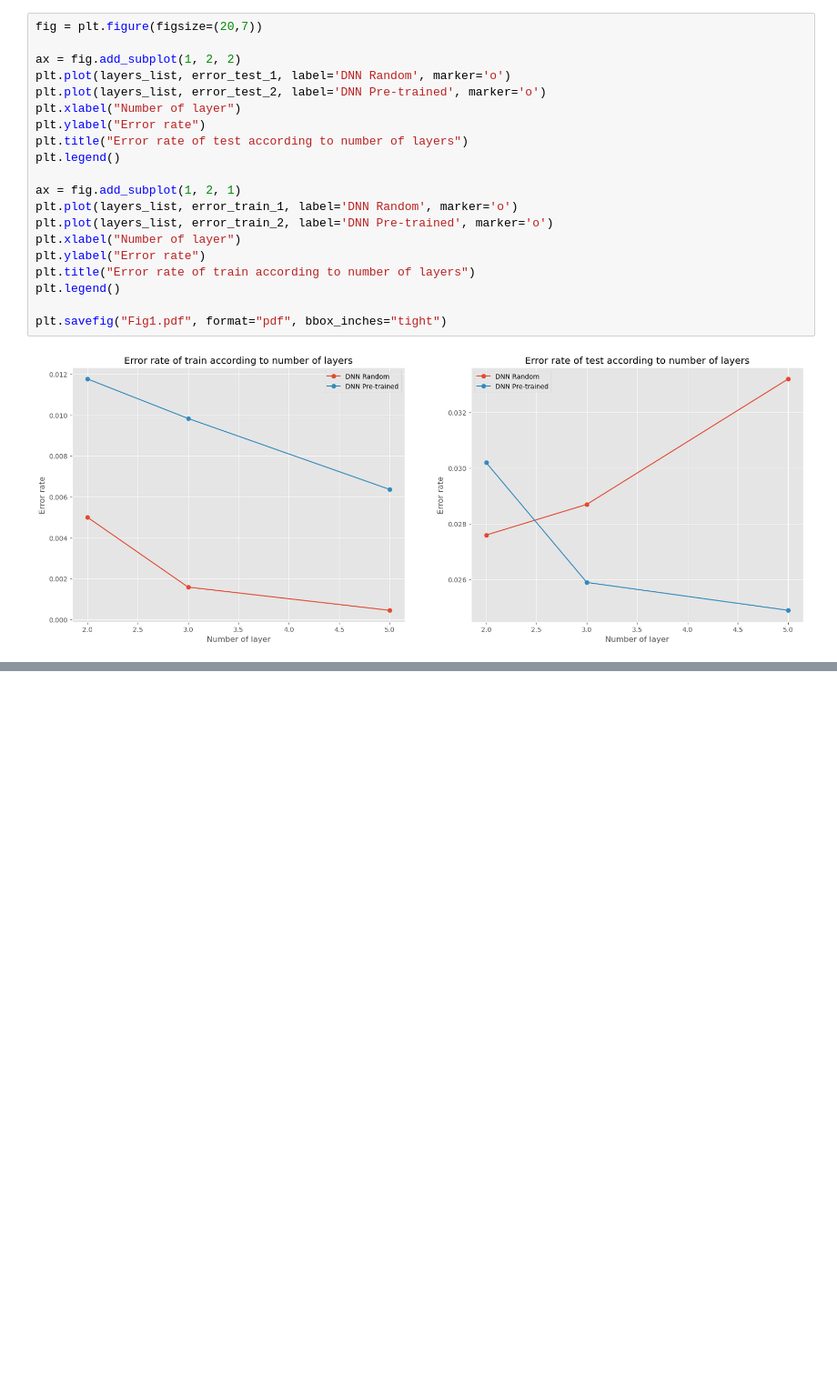
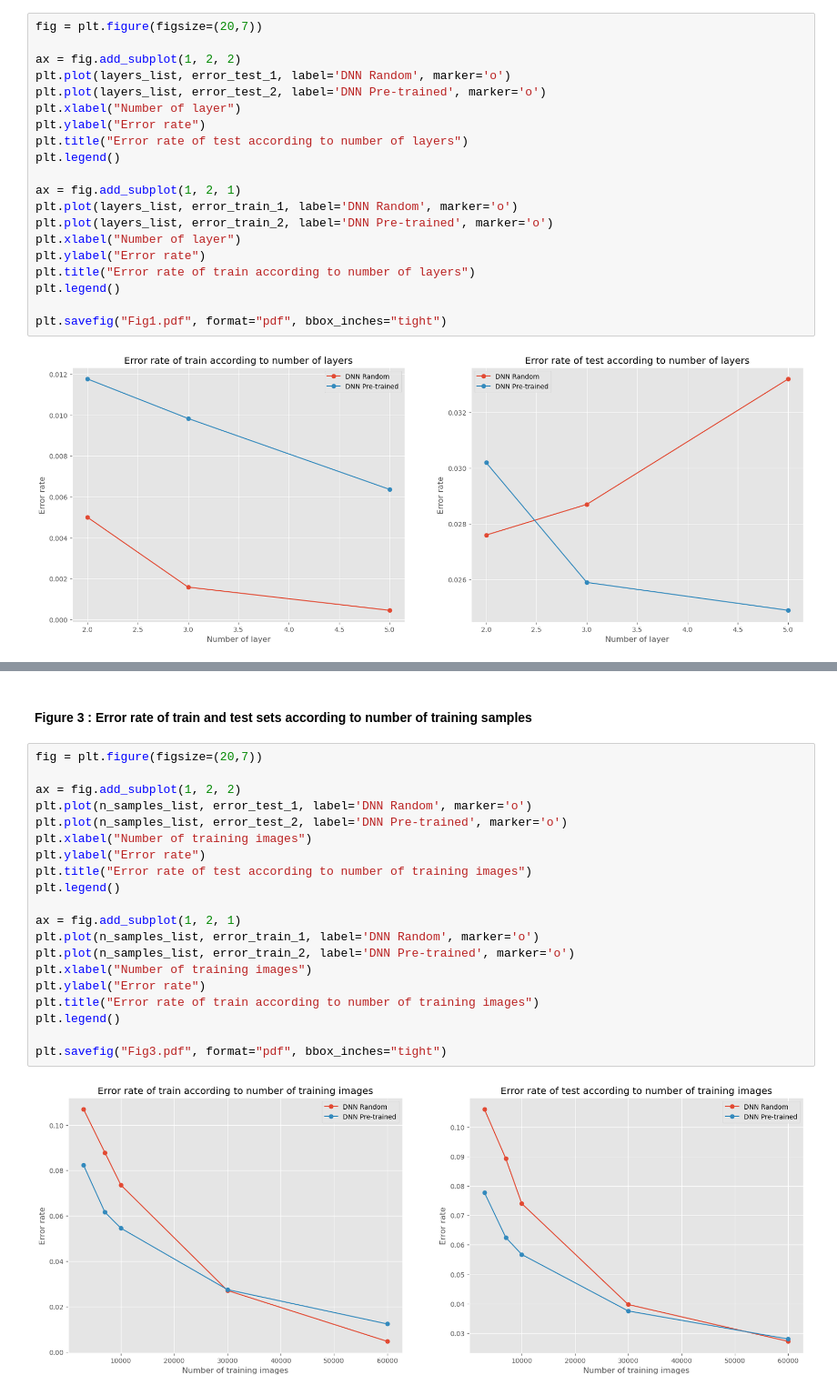
Before and after one commit to Sajjad-scbas/RBM_from_Scratch, a Jupyter notebook: Project_DLII.ipynb, the cells around one changed output, grey strips where cells are left out. Shown at 91% size. Drawn from its saved outputs; the diff is of its cells as text; blank space fills up the shorter version.

```diff
--- a/Project_DLII.ipynb
+++ b/Project_DLII.ipynb
@@ -527,0 +639,24 @@ plt.savefig("Fig1.pdf", format="pdf", bbox_inches="tight")
+# %% [markdown]
+#### Figure 3 : Error rate of train and test sets according to number of training samples
+# %%
+fig = plt.figure(figsize=(20,7))
+
+ax = fig.add_subplot(1, 2, 2)
+plt.plot(n_samples_list, error_test_1, label='DNN Random', marker='o')
+plt.plot(n_samples_list, error_test_2, label='DNN Pre-trained', marker='o')
+plt.xlabel("Number of training images")
+plt.ylabel("Error rate")
+plt.title("Error rate of test according to number of training images")
+plt.legend()
+
+ax = fig.add_subplot(1, 2, 1)
+plt.plot(n_samples_list, error_train_1, label='DNN Random', marker='o')
+plt.plot(n_samples_list, error_train_2, label='DNN Pre-trained', marker='o')
+plt.xlabel("Number of training images")
+plt.ylabel("Error rate")
+plt.title("Error rate of train according to number of training images")
+plt.legend()
+
+plt.savefig("Fig3.pdf", format="pdf", bbox_inches="tight")
+# %% [output]
+[figure, added]
```
Also changed, not shown: parts of 10 cells of this notebook.
